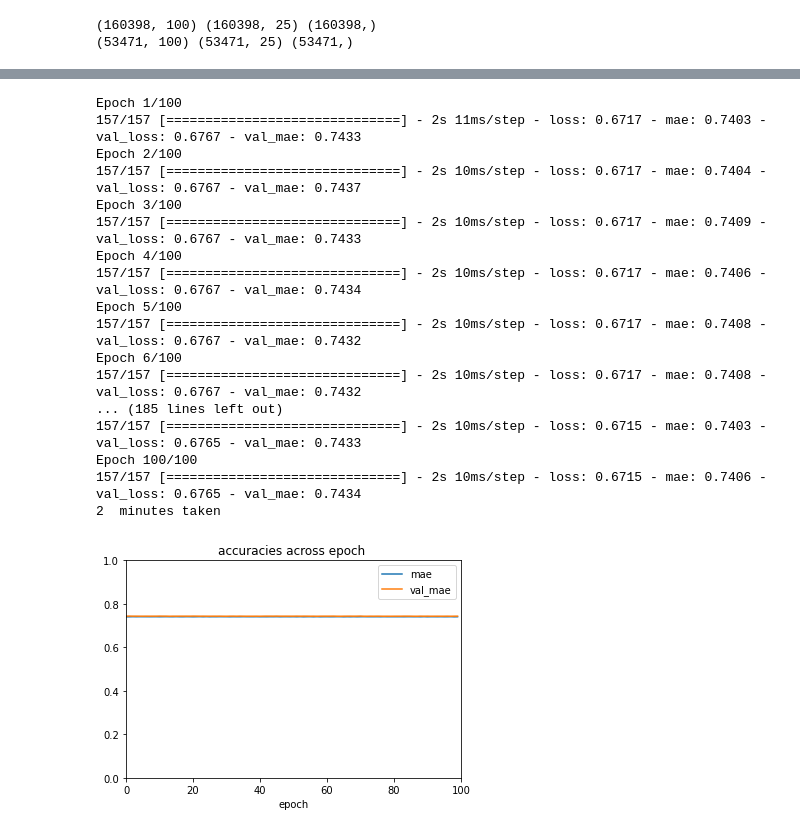
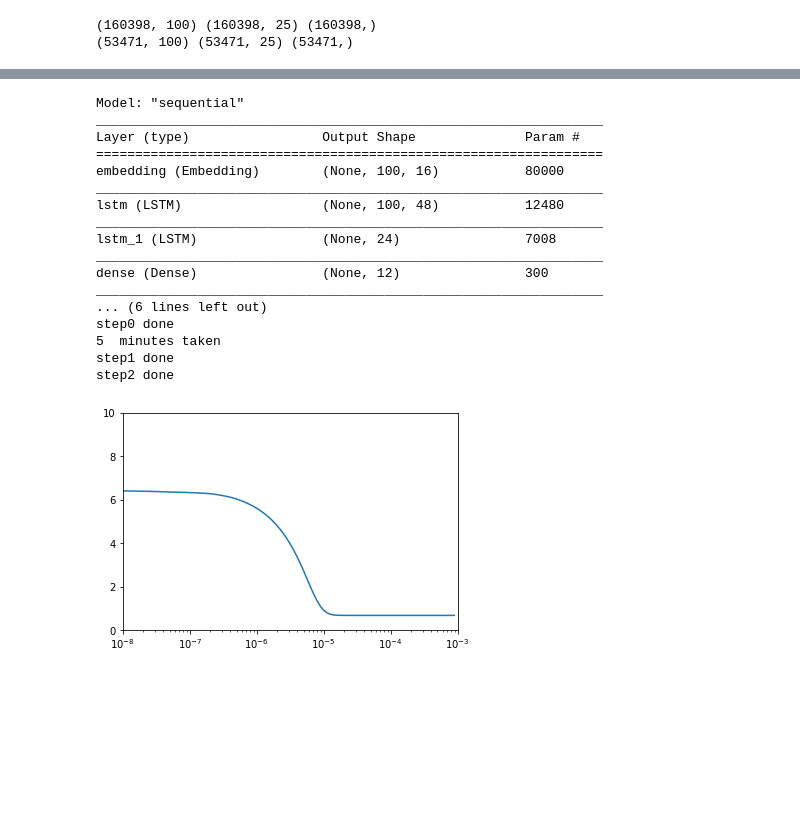
Before and after one commit to github0apurva/DrugReview, a Jupyter notebook: DrugReview_co.ipynb, the cells around one changed output, grey strips where cells are left out. Cells and saved outputs as stored; diff of their text form; code cells hidden in the pictures; blank space fills up the shorter version.

Commit message:
DrugReview_co.ipynb : dependent as regressor, complex network with only text  input and embedding

```diff
--- a/DrugReview_co.ipynb
+++ b/DrugReview_co.ipynb
@@ -1055,42 +1042,36 @@ plt.axis([1e-8 , 1e-3, 0 , 10])
-# %%
-# Using the finalized learning rate
-
-
-t = tp.time()
-optimizer = SGD( lr = 1e-4, momentum = 0.9)
-# Compiling the model
-model.compile( loss = 'mse', optimizer = optimizer, metrics = ['mae'])
-# Fitting the training data with simultaneously validating
-hist = model.fit(seq_padded, label3, epochs = 100 , validation_data = ( seq_padded_test, label3_test) , verbose = 1, batch_size = param_mod['training_size'] )
-t1 = tp.time() - t
-
-
-print ( int ( t1 / 60 ) , " minutes taken" )
-# %% [output]
-Epoch 1/100
-157/157 [==============================] - 2s 11ms/step - loss: 0.6717 - mae: 0.7403 - val_loss: 0.6767 - val_mae: 0.7433
-Epoch 2/100
-157/157 [==============================] - 2s 10ms/step - loss: 0.6717 - mae: 0.7404 - val_loss: 0.6767 - val_mae: 0.7437
-Epoch 3/100
-157/157 [==============================] - 2s 10ms/step - loss: 0.6717 - mae: 0.7409 - val_loss: 0.6767 - val_mae: 0.7433
-Epoch 4/100
-157/157 [==============================] - 2s 10ms/step - loss: 0.6717 - mae: 0.7406 - val_loss: 0.6767 - val_mae: 0.7434
-Epoch 5/100
-157/157 [==============================] - 2s 10ms/step - loss: 0.6717 - mae: 0.7408 - val_loss: 0.6767 - val_mae: 0.7432
-Epoch 6/100
-157/157 [==============================] - 2s 10ms/step - loss: 0.6717 - mae: 0.7408 - val_loss: 0.6767 - val_mae: 0.7432
-... (185 lines left out)
-157/157 [==============================] - 2s 10ms/step - loss: 0.6715 - mae: 0.7403 - val_loss: 0.6765 - val_mae: 0.7433
-Epoch 100/100
-157/157 [==============================] - 2s 10ms/step - loss: 0.6715 - mae: 0.7406 - val_loss: 0.6765 - val_mae: 0.7434
-2  minutes taken
-# %%
-plt.plot(hist.epoch, hist.history['mae'], label = "mae" )
-plt.plot(hist.epoch, hist.history['val_mae'], label = "val_mae" )
-plt.xlabel('epoch')
-plt.axis([0 , 100, 0 , 1 ])
-plt.title('accuracies across epoch ')
-plt.legend()
-plt.show()
-# %% [output]
-[figure, removed]
+# %%
+tf.keras.backend.clear_session()
+
+# Model 1 - output as a regression with embedding
+model = Sequential([
+  Embedding(param_prep['vocab_size'], 16, input_length= 100),
+  LSTM(48,return_sequences = True),
+  LSTM(24),
+  Dense(12,activation = 'relu' ),
+  Dense(1)
+  ])
+
+model.summary() ; print ("step0 done")
+# finding the best learning rate
+hist_loss = find_lr() ; print ("step1 done")
+# plotting the loss against learning rates
+plot_lr(hist_loss, 10) ; print ("step2 done")
+# %% [output]
+Model: "sequential"
+_________________________________________________________________
+Layer (type)                 Output Shape              Param #
+=================================================================
+embedding (Embedding)        (None, 100, 16)           80000
+_________________________________________________________________
+lstm (LSTM)                  (None, 100, 48)           12480
+_________________________________________________________________
+lstm_1 (LSTM)                (None, 24)                7008
+_________________________________________________________________
+dense (Dense)                (None, 12)                300
+_________________________________________________________________
+... (6 lines left out)
+step0 done
+5  minutes taken
+step1 done
+step2 done
+[figure, added]
```
Also changed, not shown: parts of 4 cells of this notebook.
